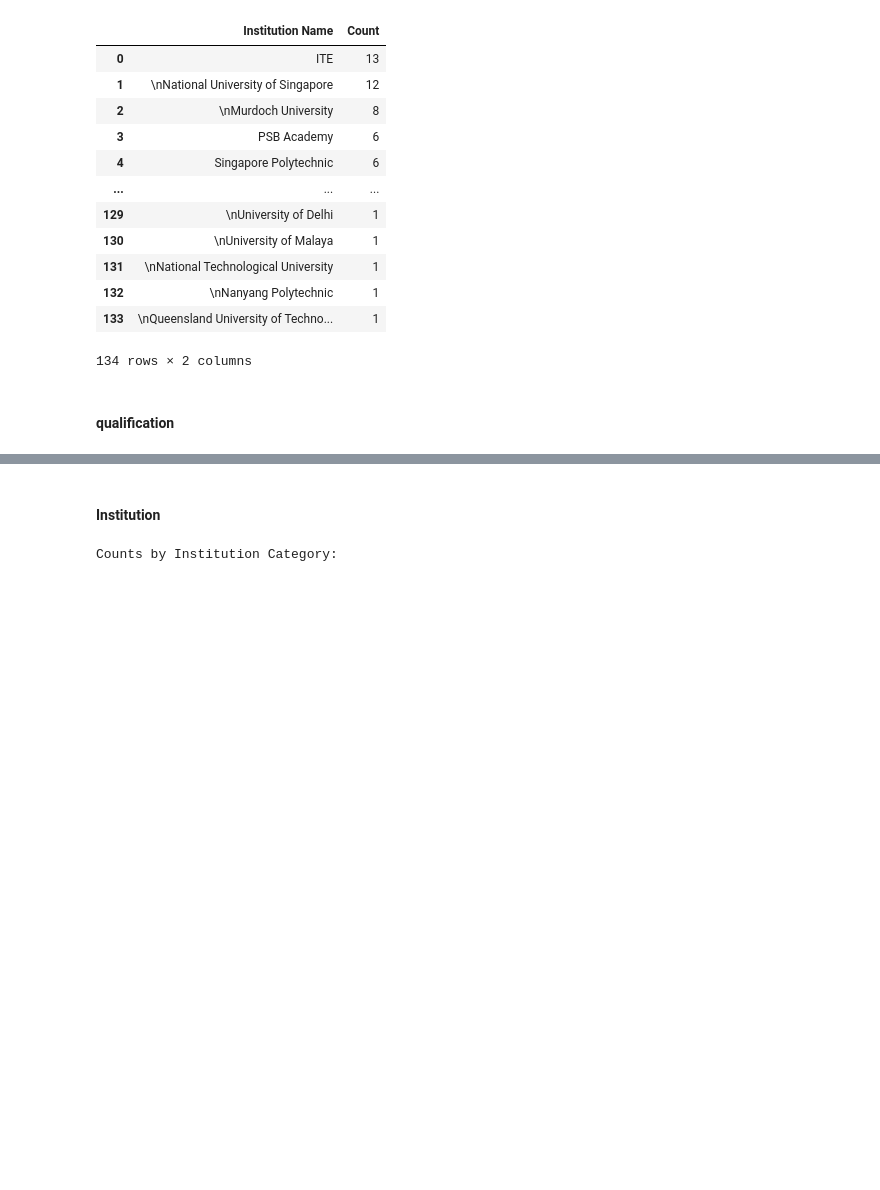
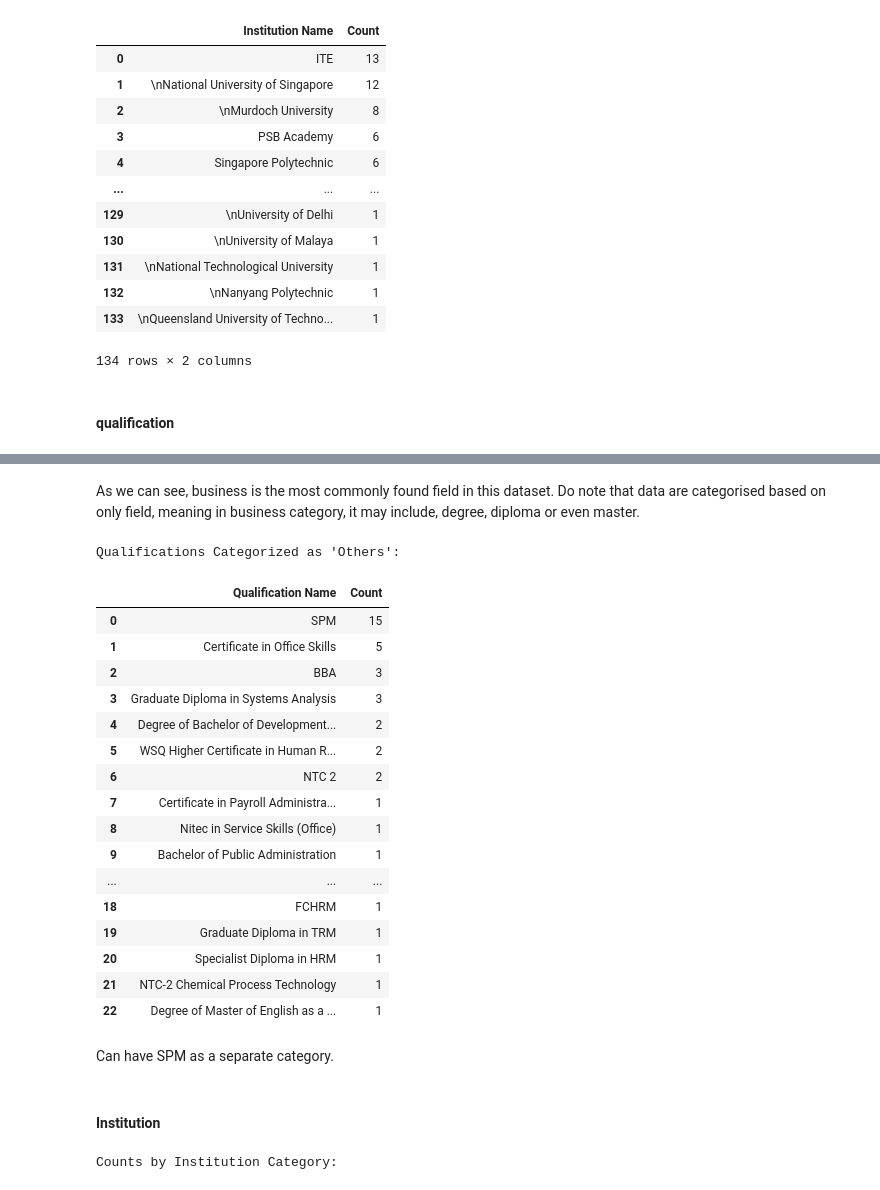
Before and after one commit to swamhtetg90/DAVI-CA2, a Jupyter notebook: data_cleaning.ipynb, the cells around one changed output, grey strips where cells are left out. Saved outputs shown, nothing was run; the diff lists cells and outputs as text; code cells hidden in the pictures; blank space fills up the shorter version.

Commit message:
Further analysis of qualification and institute

```diff
--- a/data_cleaning.ipynb
+++ b/data_cleaning.ipynb
@@ -519,36 +714,3 @@ Unique values in 'INSTITUTION_NAME' column:
 134 rows × 2 columns
 # %% [markdown]
 #### qualification
-# %%
-# Define a function to categorize each qualification name
-def categorize_qualification(name):
-    if isinstance(name, str):
-        name_upper = name.upper().strip()
-
-        if 'MASTER' in name_upper:
-            return 'Master'
-        elif 'BAC' in name_upper:       # Covers 'BACHELOR', 'BACHLOR', etc.
-            return 'Bachelor'
-        elif 'DEGREE' in name_upper:
-            return 'Degree'
-        elif 'DIP' in name_upper:       # Covers 'DIPLOMA', 'DIPL', etc.
-            return 'Diploma'
-        elif 'CERT' in name_upper:      # Covers 'CERTIFICATE', 'CERTI', etc.
-            return 'Certificate'
-        elif 'NITEC' in name_upper:     # New category for NITEC
-            return 'NITEC'
-        else:
-            return 'Other'
-    else:
-        return 'Other'
-
-# Apply the function to create a new category column
-student_profiles['Qualification Category'] = student_profiles['QUALIFICATION_NAME'].apply(categorize_qualification)
-
-# Count the number of qualifications in each category
-category_counts = student_profiles['Qualification Category'].value_counts().reset_index()
-category_counts.columns = ['Qualification Category', 'Count']
-
-# Display the result
-print("Qualification counts by category:")
-display(category_counts)
@@ -605,3 +797,36 @@ Standardized unique 'Other' qualification names (corrected):
+# %% [markdown]
+As we can see, business is the most commonly found field in this dataset. Do note that data are categorised based on only field, meaning in business category, it may include, degree, diploma or even master.
+# %%
+# Filter and display qualifications categorized as 'Others'
+others_df = student_profiles[student_profiles['Qualification Field'] == 'Others']
+
+# See unique "qualification name" entries in 'Others'
+unique_others = others_df['QUALIFICATION_NAME'].value_counts().reset_index()
+unique_others.columns = ['Qualification Name', 'Count']
+
+print("Qualifications Categorized as 'Others':")
+display(unique_others)
+# %% [output]
+Qualifications Categorized as 'Others':
+|  | Qualification Name | Count |
+| 0 | SPM | 15 |
+| 1 | Certificate in Office Skills | 5 |
+| 2 | BBA | 3 |
+| 3 | Graduate Diploma in Systems Analysis | 3 |
+| 4 | Degree of Bachelor of Development... | 2 |
+| 5 | WSQ Higher Certificate in Human R... | 2 |
+| 6 | NTC 2 | 2 |
+| 7 | Certificate in Payroll Administra... | 1 |
+| 8 | Nitec in Service Skills (Office) | 1 |
+| 9 | Bachelor of Public Administration | 1 |
+| ... | ... | ... |
+| 18 | FCHRM | 1 |
+| 19 | Graduate Diploma in TRM | 1 |
+| 20 | Specialist Diploma in HRM | 1 |
+| 21 | NTC-2 Chemical Process Technology | 1 |
+| 22 | Degree of Master of English as a ... | 1 |
+# %% [markdown]
+Can have SPM as a separate category.
 # %% [markdown]
 #### Institution
 # %%
```
Also changed, not shown: parts of 20 cells of this notebook.
